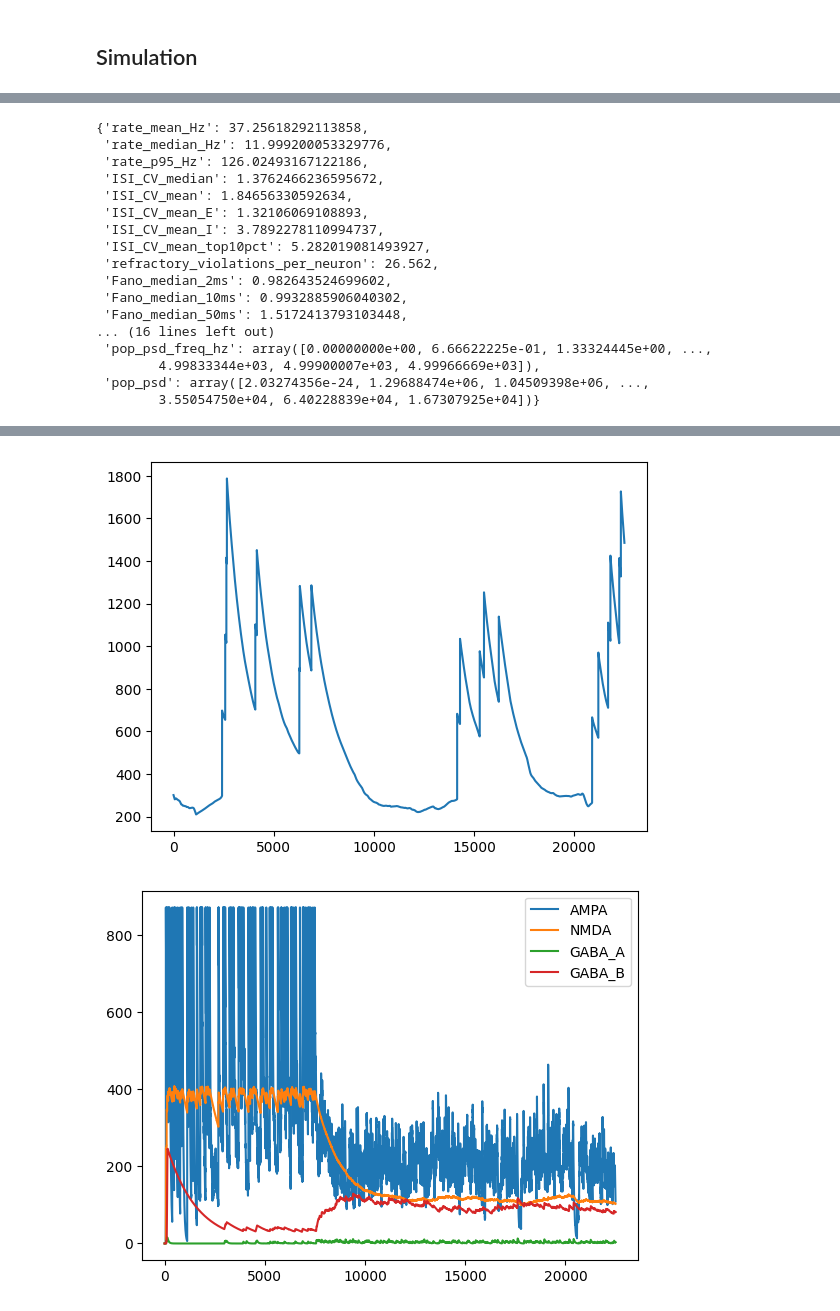
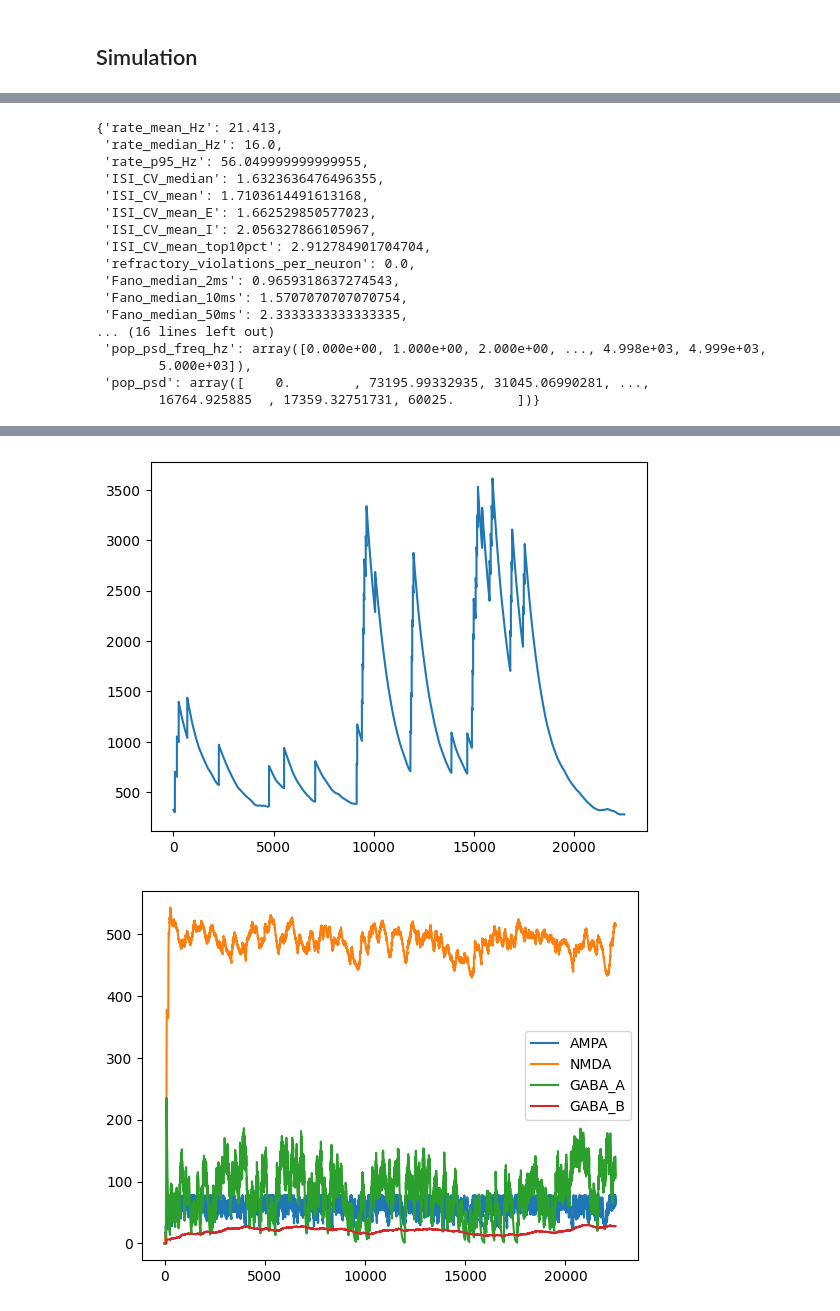
Before and after one commit to Dalsaetra/NeuroSimV3, a Jupyter notebook: python/week4/ssai.ipynb, the cells around one changed output, grey strips where cells are left out. Drawn from its saved outputs; the diff is of its cells as text; code cells hidden in the pictures.

```diff
--- a/python/week4/ssai.ipynb
+++ b/python/week4/ssai.ipynb
@@ -25,13 +25,13 @@ from src.network_weight_distributor import *
 from src.external_inputs import *
 # %%
 weight_scale = 1.0
-g = 8.46910914570179
+g = 30.0
 
 J_I = weight_scale * g
 J_E = weight_scale
 delay_mean = 1.5
 delay_std = delay_mean * 0.2
-v_ext = 0.14433240945426995
+v_ext = 0.31
 
 excitatory_type = "ss4"
 inhibitory_type = "b"
@@ -70,7 +70,7 @@ for i in range(1000):
         G.add_edge(i, target, weight=weight, distance=delay)
 # %%
 # Redistribute lognormally
-G = assign_lognormal_weights_for_ntype(G, "ss4", mu=0.0, sigma=0.7580915700075603, w_max=20.0)
+G = assign_lognormal_weights_for_ntype(G, "ss4", mu=0.0, sigma=1.5, w_max=20.0)
 # %%
 # Plot ss4 weight distribution
 weights = [G[u][v]['weight'] for u, v in G.edges() if G.nodes[u]['ntype'] == 'ss4']
@@ -103,7 +103,7 @@ connectome = Connectome(max_synapses, pop)
 connectome.nx_to_connectome(G)
 # %%
 nmda_weight = np.ones(connectome.neuron_population.n_neurons, dtype=float)
-nmda_weight[pop.inhibitory_mask.astype(bool)] = 0.22622509290032272
+nmda_weight[pop.inhibitory_mask.astype(bool)] = 0.1
 # Invert to make excitatory neurons have NMDA weight 1, inhibitory 0
 # nmda_weight
 # %% [markdown]
@@ -128,7 +128,7 @@ sim = Simulation(connectome, dt, stepper_type="euler_det", state0=state0,
                  enable_debug_logger=True)
 
 # rate = np.zeros(n_neurons)
-poisson = PoissonInput(n_neurons, rate=v_ext, amplitude=646.8332617517251)
+poisson = PoissonInput(n_neurons, rate=v_ext, amplitude=1.0)
 
 from tqdm import tqdm
 
@@ -155,26 +155,26 @@ sim.plot_spike_raster(figsize=(10, 6), title=f"ISI_CV_Mean: {isi_mean:.3f}, ISI_
 # %%
-sim.stats.compute_metrics(dt, bin_ms_participation=300, t_start_ms=750.0, t_stop_ms=2250.0)
+sim.stats.compute_metrics(dt, bin_ms_participation=300, t_start_ms=1250.0, t_stop_ms=2250.0)
 # %% [output]
-{'rate_mean_Hz': 37.25618292113858,
- 'rate_median_Hz': 11.999200053329776,
- 'rate_p95_Hz': 126.02493167122186,
- 'ISI_CV_median': 1.3762466236595672,
- 'ISI_CV_mean': 1.84656330592634,
- 'ISI_CV_mean_E': 1.32106069108893,
- 'ISI_CV_mean_I': 3.7892278110994737,
- 'ISI_CV_mean_top10pct': 5.282019081493927,
- 'refractory_violations_per_neuron': 26.562,
- 'Fano_median_2ms': 0.982643524699602,
- 'Fano_median_10ms': 0.9932885906040302,
- 'Fano_median_50ms': 1.5172413793103448,
+{'rate_mean_Hz': 21.413,
+ 'rate_median_Hz': 16.0,
+ 'rate_p95_Hz': 56.049999999999955,
+ 'ISI_CV_median': 1.6323636476496355,
+ 'ISI_CV_mean': 1.7103614491613168,
+ 'ISI_CV_mean_E': 1.662529850577023,
+ 'ISI_CV_mean_I': 2.056327866105967,
+ 'ISI_CV_mean_top10pct': 2.912784901704704,
+ 'refractory_violations_per_neuron': 0.0,
+ 'Fano_median_2ms': 0.9659318637274543,
+ 'Fano_median_10ms': 1.5707070707070754,
+ 'Fano_median_50ms': 2.3333333333333335,
 ... (16 lines left out)
- 'pop_psd_freq_hz': array([0.00000000e+00, 6.66622225e-01, 1.33324445e+00, ...,
-        4.99833344e+03, 4.99900007e+03, 4.99966669e+03]),
- 'pop_psd': array([2.03274356e-24, 1.29688474e+06, 1.04509398e+06, ...,
-        3.55054750e+04, 6.40228839e+04, 1.67307925e+04])}
+ 'pop_psd_freq_hz': array([0.000e+00, 1.000e+00, 2.000e+00, ..., 4.998e+03, 4.999e+03,
+        5.000e+03]),
+ 'pop_psd': array([    0.        , 73195.99332935, 31045.06990281, ...,
+        16764.925885  , 17359.32751731, 60025.        ])}
 # %%
 # Plot spikes for one neuron
-n_idx = 603
+n_idx = 608
 t_first = 0
 t_last = -1
 plt.plot(np.array(sim.stats.Vs)[t_first:t_last,n_idx])
@@ -193,5 +193,5 @@ plt.show()
-[figure, old version]
+[figure, new version]
-[figure, old version]
+[figure, new version]
 # %%
 plt.plot(np.array(sim.debug_logger.s_ampa)[t_first:t_last,n_idx], label="AMPA")
 plt.plot(np.array(sim.debug_logger.s_nmda)[t_first:t_last,n_idx], label="NMDA")
```
Also changed, not shown: parts of 4 cells of this notebook, 1 other file.
